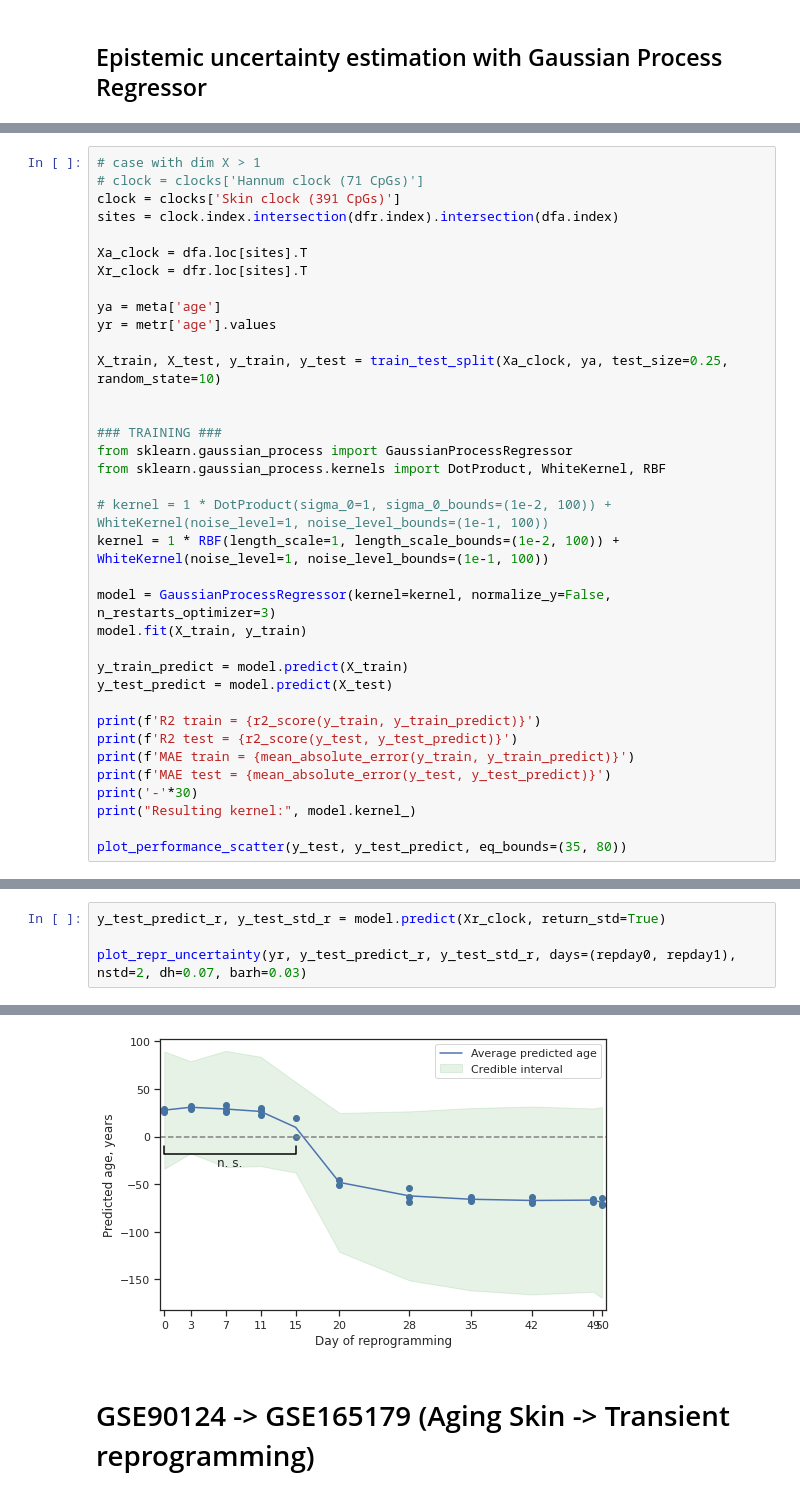
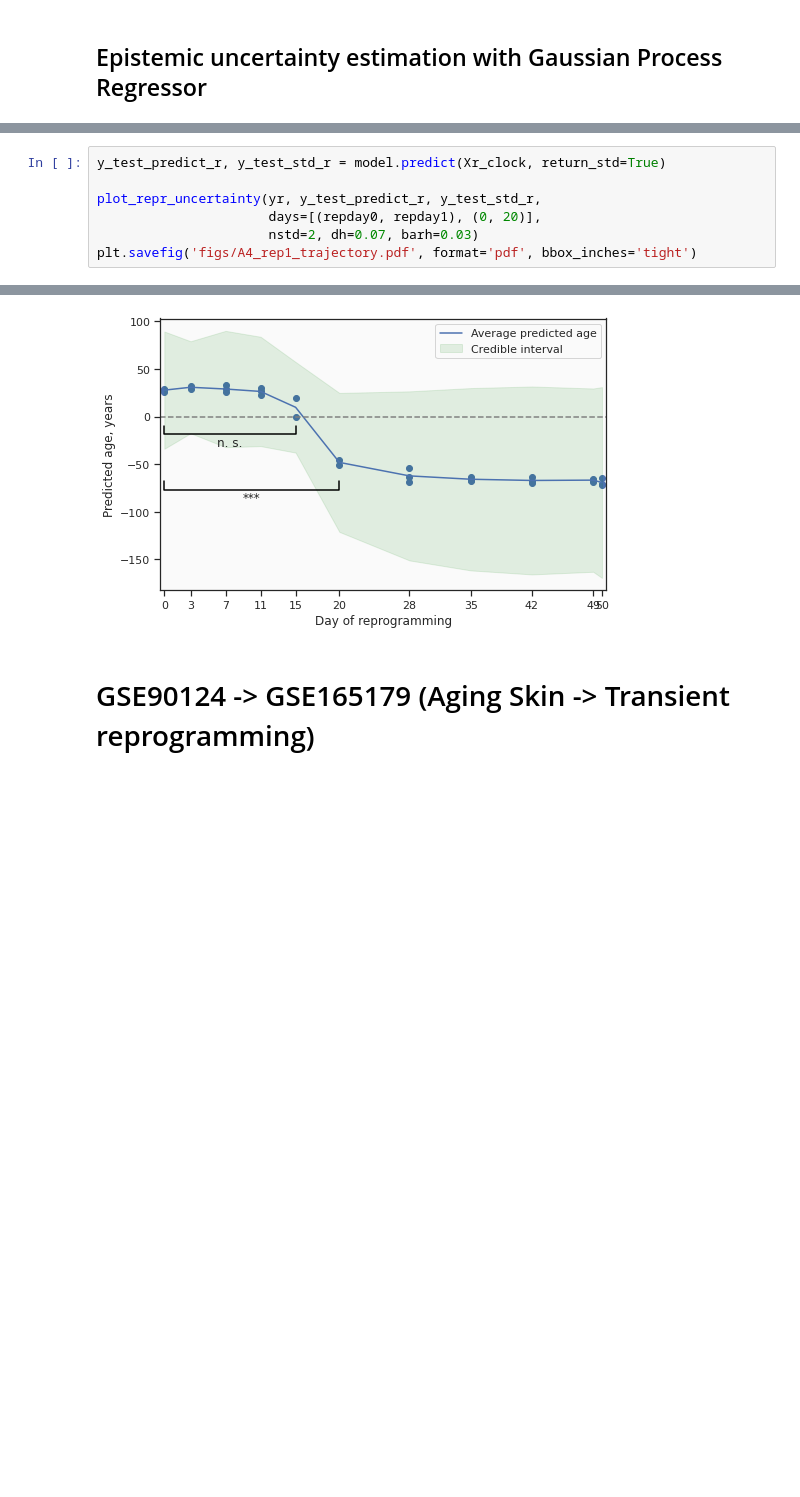
Before and after one commit to ComputationalAgingLab/reprogramming_ood, a Jupyter notebook: invitro_reprog_analysis.ipynb, the cells around one changed output, grey strips where cells are left out. Saved outputs shown, nothing was run; the diff lists cells and outputs as text; blank space fills up the shorter version.

```diff
--- a/invitro_reprog_analysis.ipynb
+++ b/invitro_reprog_analysis.ipynb
@@ -510,36 +474,0 @@ plt.show()
-# %%
-# case with dim X > 1
-# clock = clocks['Hannum clock (71 CpGs)']
-clock = clocks['Skin clock (391 CpGs)']
-sites = clock.index.intersection(dfr.index).intersection(dfa.index)
-
-Xa_clock = dfa.loc[sites].T
-Xr_clock = dfr.loc[sites].T
-
-ya = meta['age']
-yr = metr['age'].values
-
-X_train, X_test, y_train, y_test = train_test_split(Xa_clock, ya, test_size=0.25, random_state=10)
-
-
-### TRAINING ###
-from sklearn.gaussian_process import GaussianProcessRegressor
-from sklearn.gaussian_process.kernels import DotProduct, WhiteKernel, RBF
-
-# kernel = 1 * DotProduct(sigma_0=1, sigma_0_bounds=(1e-2, 100)) + WhiteKernel(noise_level=1, noise_level_bounds=(1e-1, 100))
-kernel = 1 * RBF(length_scale=1, length_scale_bounds=(1e-2, 100)) + WhiteKernel(noise_level=1, noise_level_bounds=(1e-1, 100))
-
-model = GaussianProcessRegressor(kernel=kernel, normalize_y=False, n_restarts_optimizer=3)
-model.fit(X_train, y_train)
-
-y_train_predict = model.predict(X_train)
-y_test_predict = model.predict(X_test)
-
-print(f'R2 train = {r2_score(y_train, y_train_predict)}')
-print(f'R2 test = {r2_score(y_test, y_test_predict)}')
-print(f'MAE train = {mean_absolute_error(y_train, y_train_predict)}')
-print(f'MAE test = {mean_absolute_error(y_test, y_test_predict)}')
-print('-'*30)
-print("Resulting kernel:", model.kernel_)
-
-plot_performance_scatter(y_test, y_test_predict, eq_bounds=(35, 80))
@@ -554,5 +475,8 @@ Resulting kernel: 98**2 * RBF(length_scale=11.9) + WhiteKernel(noise_level=5.51)
 # %%
 y_test_predict_r, y_test_std_r = model.predict(Xr_clock, return_std=True)
 
-plot_repr_uncertainty(yr, y_test_predict_r, y_test_std_r, days=(repday0, repday1), nstd=2, dh=0.07, barh=0.03)
+plot_repr_uncertainty(yr, y_test_predict_r, y_test_std_r,
+                      days=[(repday0, repday1), (0, 20)],
+                      nstd=2, dh=0.07, barh=0.03)
+plt.savefig('figs/A4_rep1_trajectory.pdf', format='pdf', bbox_inches='tight')
 # %% [output]
@@ -561,4 +486,4 @@ P-value of rejuvenation effect between 0 and 15 days is 0.2794595589739626
-[figure, old version]
+[figure, new version]
 # %% [markdown]
 # GSE90124 -> GSE165179 (Aging Skin -> Transient reprogramming)
 # %%
```
Also changed, not shown: parts of 12 cells of this notebook.
